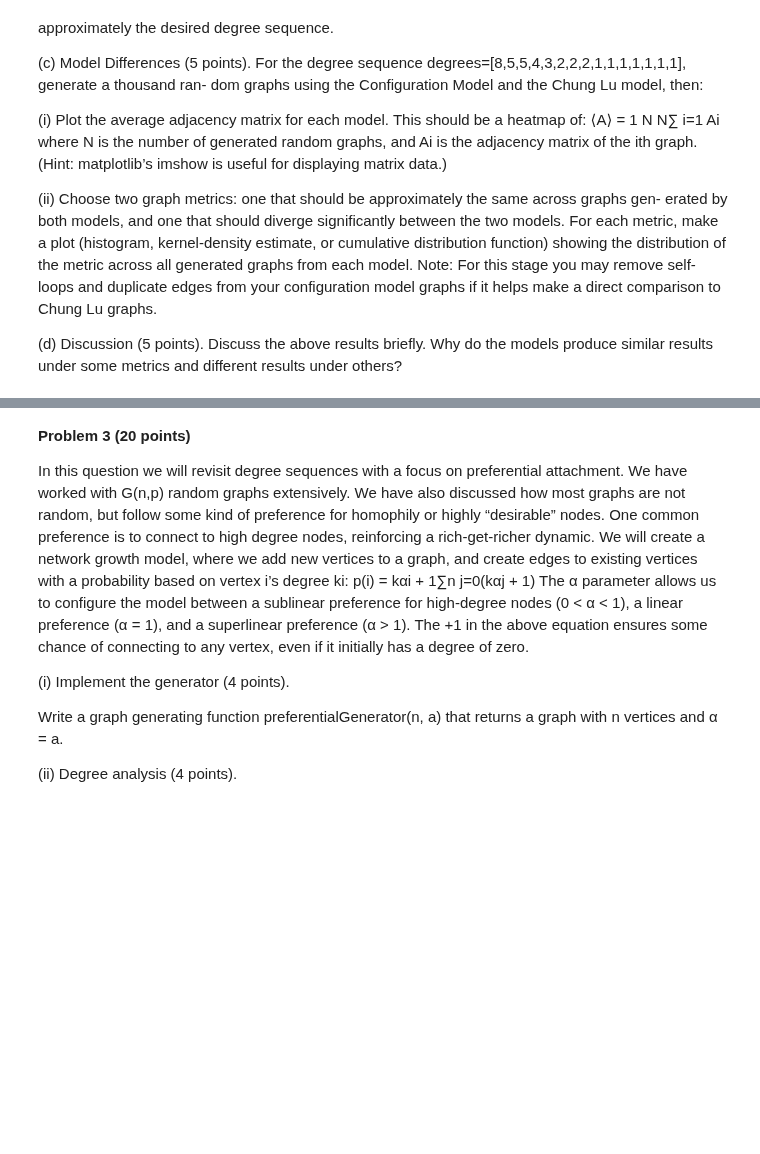
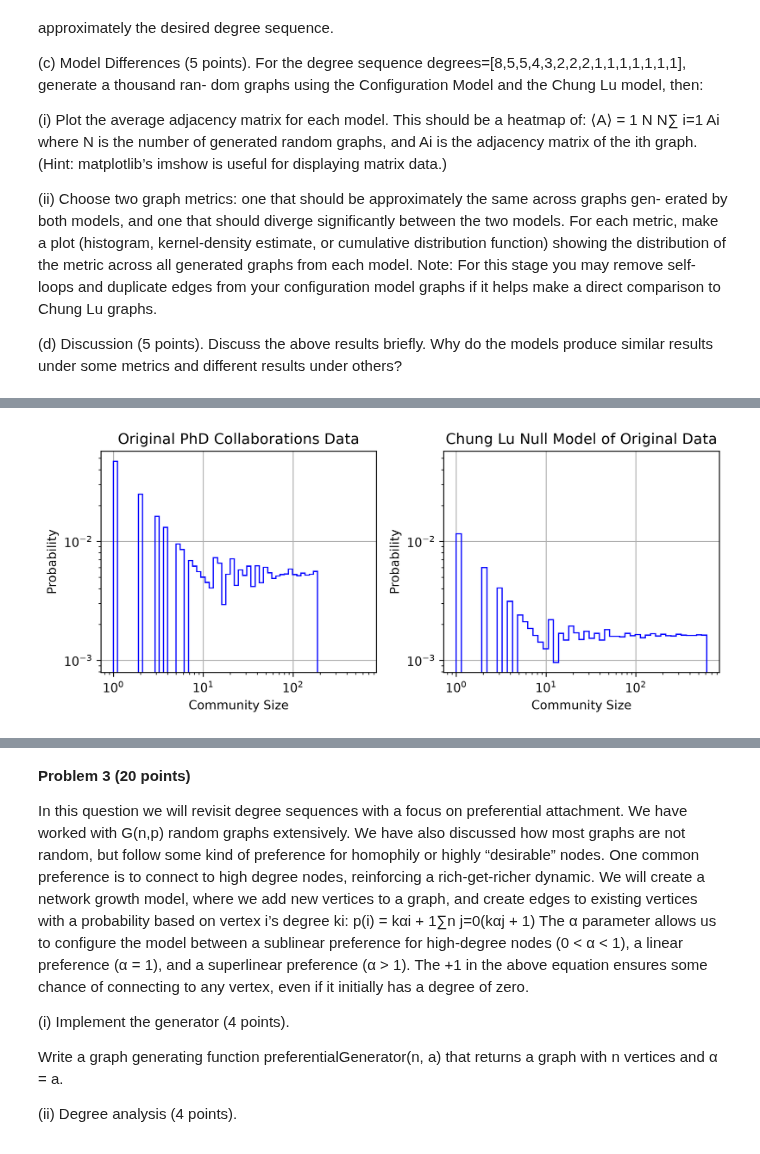
Before and after one commit to rhughes74/Assignments, a Jupyter notebook: 5051/Assignment_2/assignment02.ipynb, the cells around one changed output, grey strips where cells are left out. Cells and saved outputs as stored; diff of their text form; code cells hidden in the pictures; blank space fills up the shorter version.

```diff
--- a/5051/Assignment_2/assignment02.ipynb
+++ b/5051/Assignment_2/assignment02.ipynb
@@ -300,0 +584,29 @@ Your solution here...
+# %%
+from collections import Counter
+
+phd_collabs_community_sizes = Counter(phd_collabs_parts.values())
+null_phd_collabs_community_sizes = Counter(null_phd_collabs_parts.values())
+
+fig, ax = plt.subplots(1,2,figsize=(8,3.5),dpi=300,sharey=True,sharex=True)
+
+# Plotting the community size distribution of the original dataset
+org_bins = np.geomspace(1,np.max(list(phd_collabs_community_sizes)))#Defining the smallest community as an isolated node of 1
+ax[0].hist(list(phd_collabs_community_sizes),bins=org_bins, density=True,color = 'b',histtype='step')
+ax[0].loglog()
+ax[0].set_title("Original PhD Collaborations Data")
+ax[0].set_xlabel("Community Size")
+ax[0].set_ylabel("Probability")
+ax[0].grid(True)
+# Plotting the community size distribution of the Chung Lu Null Model of the dataset
+null_bins = np.geomspace(1,np.max(list(null_phd_collabs_community_sizes)))
+ax[1].hist(list(null_phd_collabs_community_sizes),bins=null_bins,density=True,color = 'b',histtype='step')
+ax[1].loglog()
+ax[1].set_title("Chung Lu Null Model of Original Data")
+ax[1].set_xlabel("Community Size")
+ax[1].set_ylabel("Probability")
+ax[1].tick_params(labelleft=True)
+ax[1].grid(True)
+
+plt.tight_layout()
+# %% [output]
+[figure, added]
```
Also changed, not shown: parts of 17 cells of this notebook, 3 other files.
